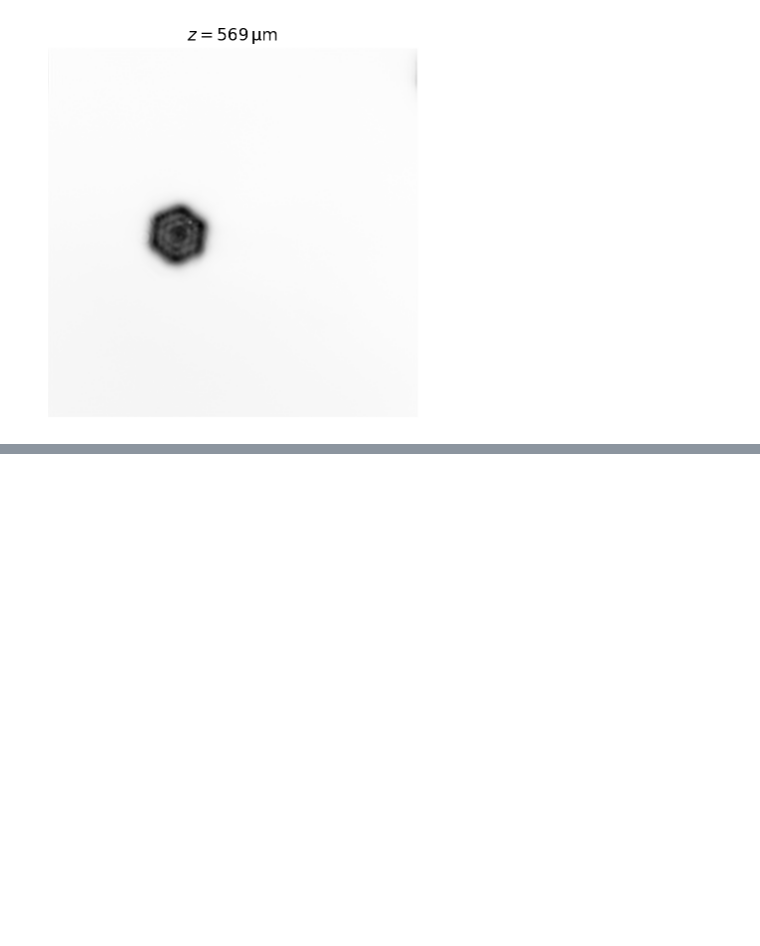
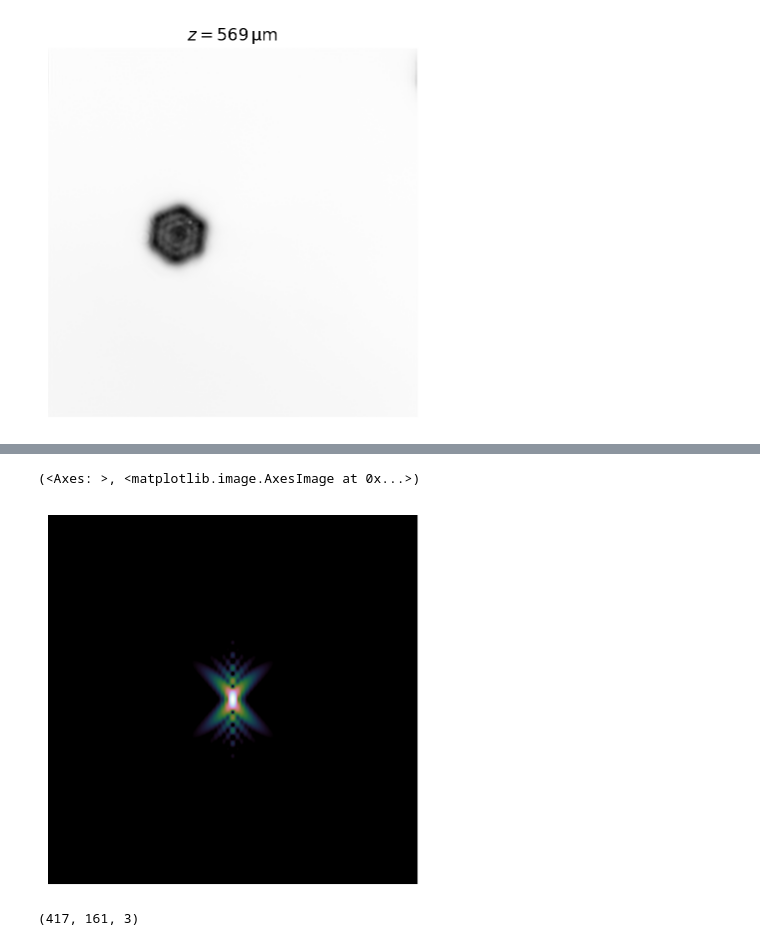
Before and after one commit to till-robert/ultralytics, a Jupyter notebook: data_gen/Spot_size_calibration.ipynb, the cells around one changed output, grey strips where cells are left out. Drawn from its saved outputs; the diff is of its cells as text; code cells hidden in the pictures; blank space fills up the shorter version.

```diff
--- a/data_gen/Spot_size_calibration.ipynb
+++ b/data_gen/Spot_size_calibration.ipynb
@@ -98,0 +138,17 @@ image[...,0].
+# %%
+args = dict(
+    shape=(100, 100),
+    dims=(10, 10),
+    ex_wavelen=488,
+    em_wavelen=520,
+    num_aperture=1.2,
+    refr_index=1.333,
+    pinhole_radius=0.55,
+    pinhole_shape='round',
+)
+obsvol = psf.PSF(psf.ISOTROPIC | psf.EMISSION, **args)
+# %%
+psf.imshow(111,obsvol.data)
+# %% [output]
+(<Axes: >, <matplotlib.image.AxesImage at 0x...>)
+[figure, added]
@@ -98,0 +164,8 @@ image[...,0].
+# %%
+from matplotlib import colormaps as cm
+from scipy.io import loadmat
+demo = loadmat("/Users/tillpfaff/Downloads/PSF_Lab_data_example.mat")
+# print(cm)
+print(demo["data"][0][0][1].shape)
+# %% [output]
+(417, 161, 3)
```
Also changed, not shown: parts of 27 cells of this notebook, 2 other files.
